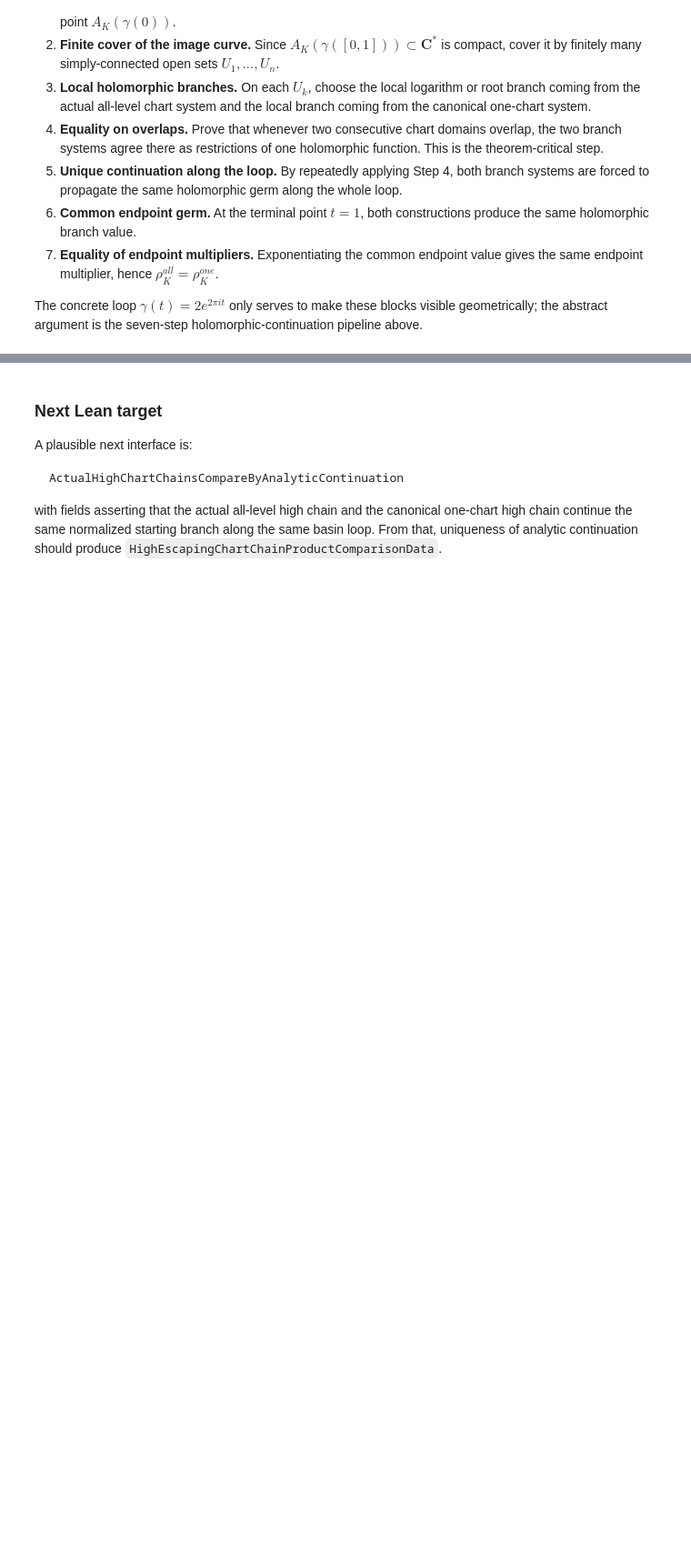
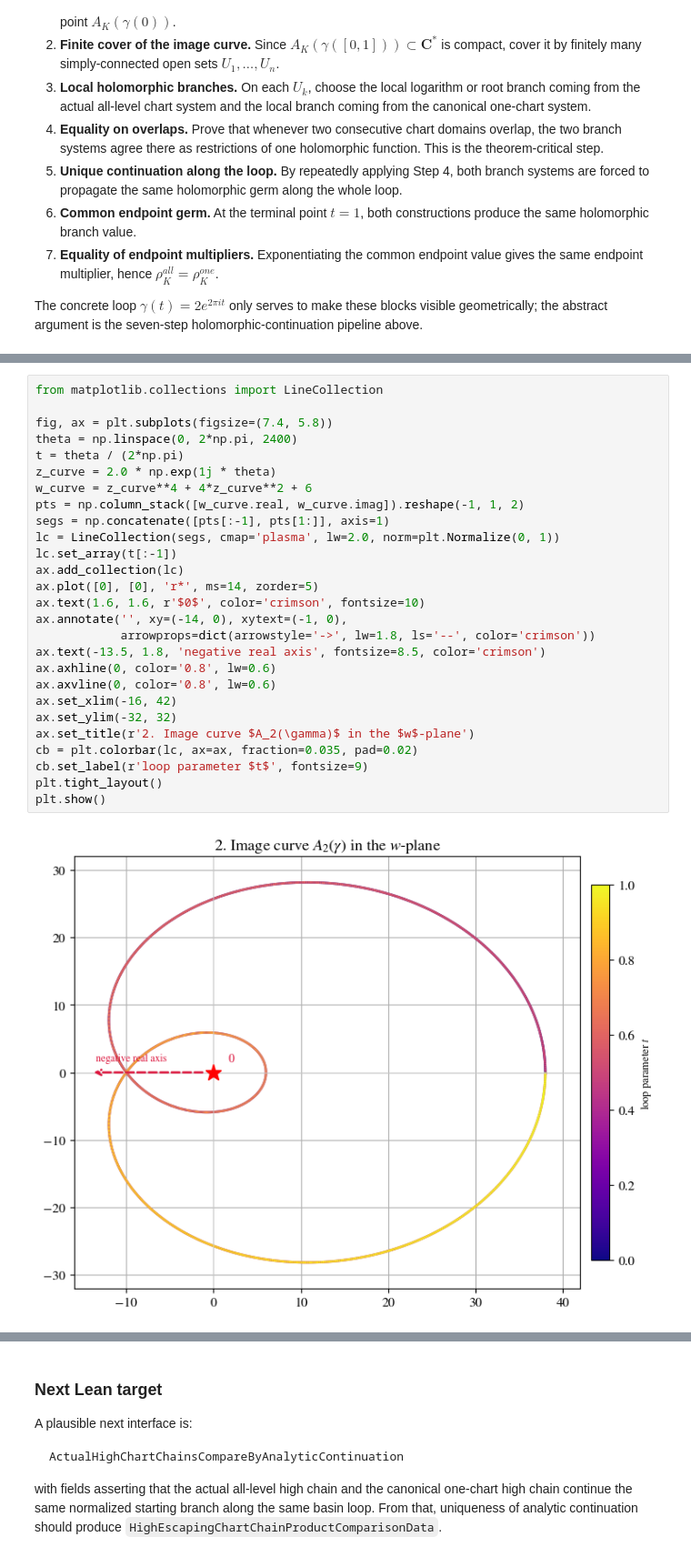
Before and after one commit to kirill-kondrashov/mlc, a Jupyter notebook: notebooks/plan08_chart_chain_monodromy_blocker.ipynb, the cells around one changed output, grey strips where cells are left out. Shown at 91% size. Saved outputs shown, nothing was run; the diff lists cells and outputs as text; blank space fills up the shorter version.

```diff
--- a/notebooks/plan08_chart_chain_monodromy_blocker.ipynb
+++ b/notebooks/plan08_chart_chain_monodromy_blocker.ipynb
@@ -2026,0 +2074,29 @@ The concrete loop $\gamma(t)=2e^{2\pi i t}$ only serves to make these blocks vis
+# %%
+from matplotlib.collections import LineCollection
+
+fig, ax = plt.subplots(figsize=(7.4, 5.8))
+theta = np.linspace(0, 2*np.pi, 2400)
+t = theta / (2*np.pi)
+z_curve = 2.0 * np.exp(1j * theta)
+w_curve = z_curve**4 + 4*z_curve**2 + 6
+pts = np.column_stack([w_curve.real, w_curve.imag]).reshape(-1, 1, 2)
+segs = np.concatenate([pts[:-1], pts[1:]], axis=1)
+lc = LineCollection(segs, cmap='plasma', lw=2.0, norm=plt.Normalize(0, 1))
+lc.set_array(t[:-1])
+ax.add_collection(lc)
+ax.plot([0], [0], 'r*', ms=14, zorder=5)
+ax.text(1.6, 1.6, r'$0$', color='crimson', fontsize=10)
+ax.annotate('', xy=(-14, 0), xytext=(-1, 0),
+            arrowprops=dict(arrowstyle='->', lw=1.8, ls='--', color='crimson'))
+ax.text(-13.5, 1.8, 'negative real axis', fontsize=8.5, color='crimson')
+ax.axhline(0, color='0.8', lw=0.6)
+ax.axvline(0, color='0.8', lw=0.6)
+ax.set_xlim(-16, 42)
+ax.set_ylim(-32, 32)
+ax.set_title(r'2. Image curve $A_2(\gamma)$ in the $w$-plane')
+cb = plt.colorbar(lc, ax=ax, fraction=0.035, pad=0.02)
+cb.set_label(r'loop parameter $t$', fontsize=9)
+plt.tight_layout()
+plt.show()
+# %% [output]
+[figure, added]
```
Also changed, not shown: parts of 17 cells of this notebook.
